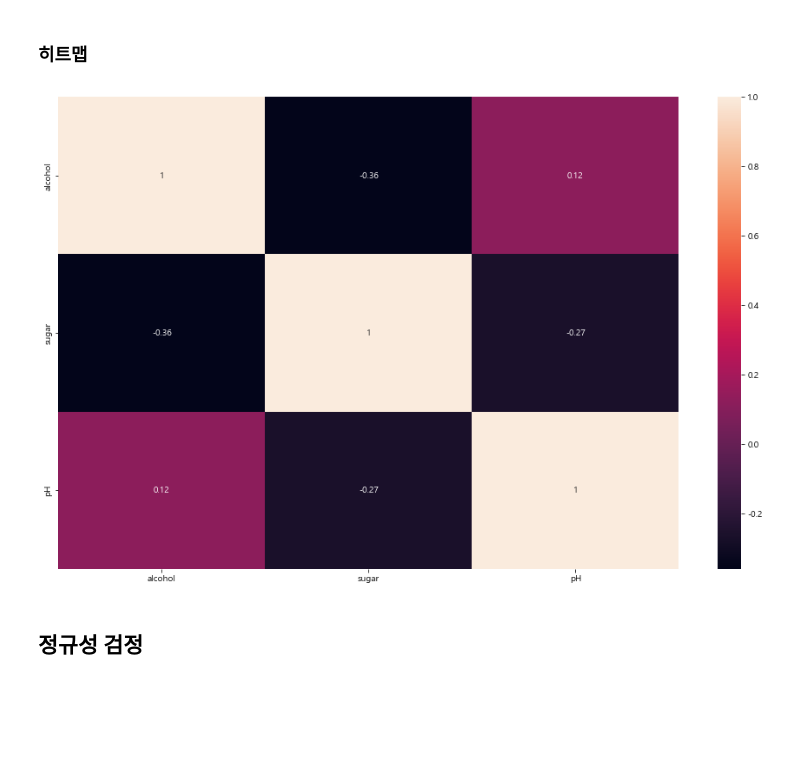
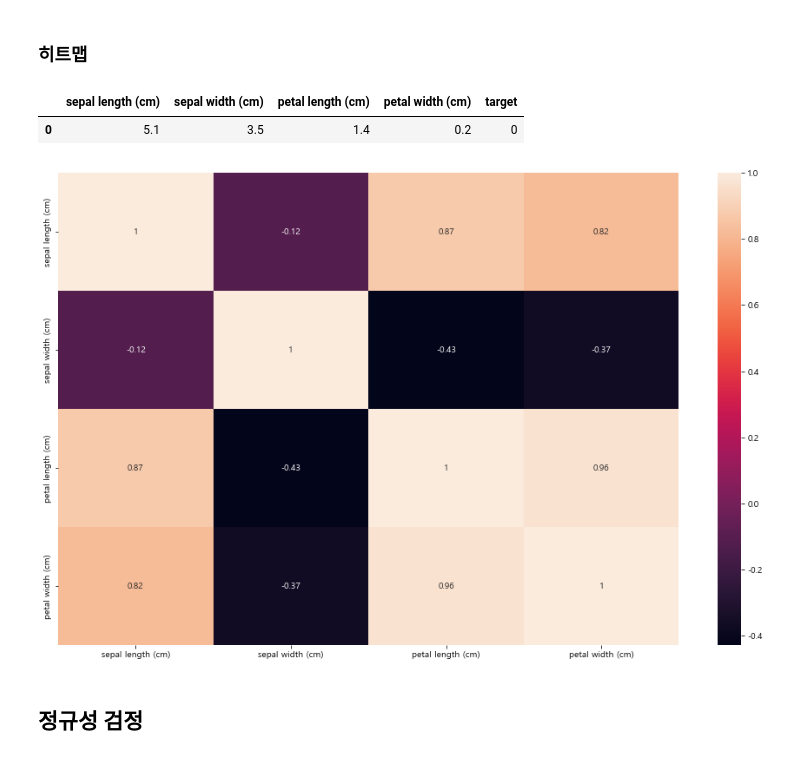
Before and after one commit to jkim0313/ubion5_tutoring, a Jupyter notebook: iris_classifier.ipynb, the cells around one changed output. Drawn from its saved outputs; the diff is of its cells as text; code cells hidden in the pictures; blank space fills up the shorter version.

```diff
--- a/iris_classifier.ipynb
+++ b/iris_classifier.ipynb
@@ -678,3 +663,8 @@ Name: 꽃잎 폭, dtype: float64
 ### -----------------------------------------------------
 # %% [markdown]
 ### 히트맵
+# %%
+iris_df.head(1)
+# %% [output]
+|  | sepal length (cm) | sepal width (cm) | petal length (cm) | petal width (cm) | target |
+| 0 | 5.1 | 3.5 | 1.4 | 0.2 | 0 |
@@ -681,20 +675,21 @@ Name: 꽃잎 폭, dtype: float64
 # %%
 import seaborn as sns
 import warnings
 warnings.filterwarnings('ignore')
 import matplotlib.pyplot as plt
 %matplotlib inline
 
 plt.rcParams['axes.unicode_minus'] = False
 plt.rcParams["font.family"] = "Malgun Gothic"
 
 plt.figure(figsize=(16,10))
 
-sns.heatmap(wine.drop(columns='class',inplace=False).corr(), annot=True)
+sns.heatmap(iris_df.drop(columns='target', inplace=False).corr(), annot=True)
+# sns.heatmap(data.corr(), annot=True)
 
 plt.show()
 # %% [output]
-[figure, old version]
+[figure, new version]
 # %% [markdown]
 ## 정규성 검정
 # %% [markdown]
```
Also changed, not shown: parts of 52 cells of this notebook.
